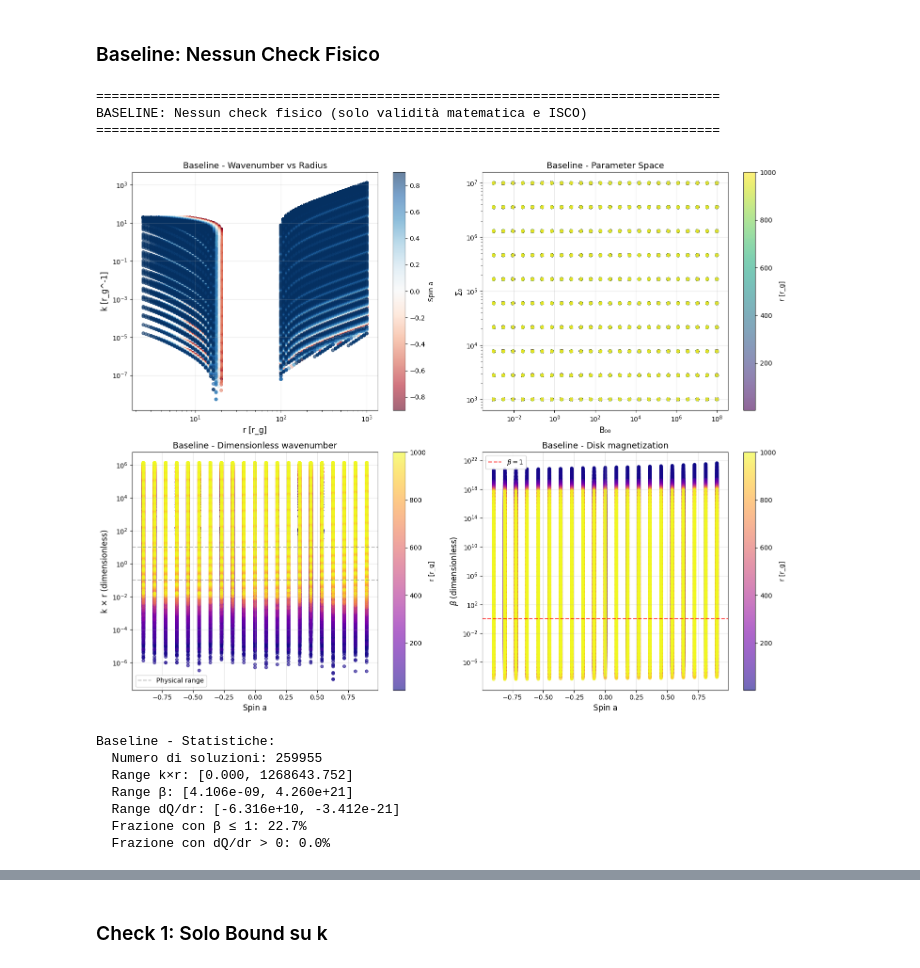
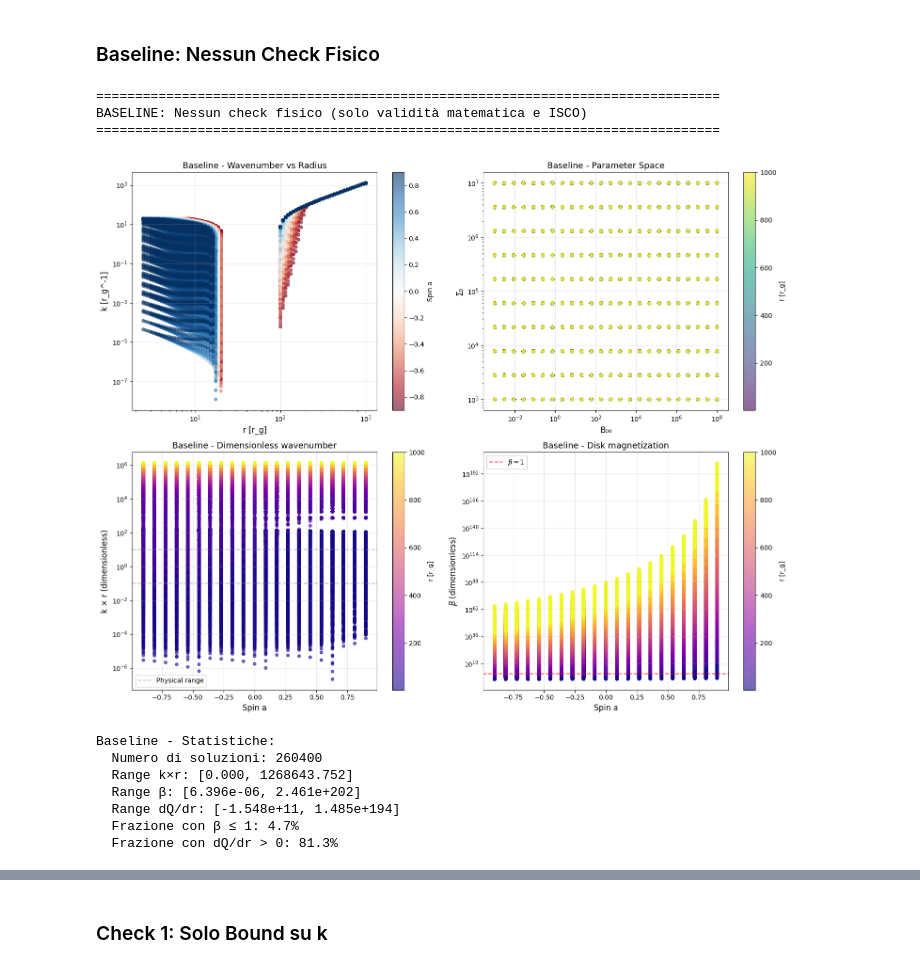
Before and after one commit to mauroghira/iuss_thesis, a Jupyter notebook: AEI.ipynb, the cells around one changed output, grey strips where cells are left out. Saved outputs shown, nothing was run; the diff lists cells and outputs as text; code cells hidden in the pictures.

```diff
--- a/AEI.ipynb
+++ b/AEI.ipynb
@@ -37,6 +37,7 @@ from plts_funcs import *
 mm = 1
 alp = 0.5
 hor = 0.05
+ksign = True
 # %% [markdown]
 ### Profili Radiali
 # %%
@@ -376,7 +378,7 @@ def find_rossby_matches(param_dict, use_k_plus=True,
     k_sols = solve_k_rossby(r, a, B00, Sigma0, alpha_exp, m=m, hr=hr)
 
     # Choose which solution to use
-    k = k_sols['k_plus'] if use_k_plus else k_sols['k_minus']
+    k = k_sols['k_plus'] if use_k_plus else -k_sols['k_minus']
 
     # Build mask
     mask = k_sols['valid']
@@ -513,23 +515,23 @@ params = {
 # %%
 print("=" * 80)
 print("BASELINE: Nessun check fisico (solo validità matematica e ISCO)")
 print("=" * 80)
 
-df_baseline = find_rossby_matches(params, use_k_plus=True,
+df_baseline = find_rossby_matches(params, use_k_plus=ksign,
                                   check_k=False, check_beta=False, check_shear=False)
 
 plot_standard_4panels(df_baseline, "Baseline - ")
 # %% [output]
 ================================================================================
 BASELINE: Nessun check fisico (solo validità matematica e ISCO)
 ================================================================================
-[figure, old version]
+[figure, new version]
 Baseline - Statistiche:
-  Numero di soluzioni: 259955
+  Numero di soluzioni: 260400
   Range k×r: [0.000, 1268643.752]
-  Range β: [4.106e-09, 4.260e+21]
-  Range dQ/dr: [-6.316e+10, -3.412e-21]
-  Frazione con β ≤ 1: 22.7%
-  Frazione con dQ/dr > 0: 0.0%
+  Range β: [6.396e-06, 2.461e+202]
+  Range dQ/dr: [-1.548e+11, 1.485e+194]
+  Frazione con β ≤ 1: 4.7%
+  Frazione con dQ/dr > 0: 81.3%
 # %%
 # plotto punti in funzione del raggio, colori dan intensità campo magnetico
```
Also changed, not shown: parts of 12 cells of this notebook.
